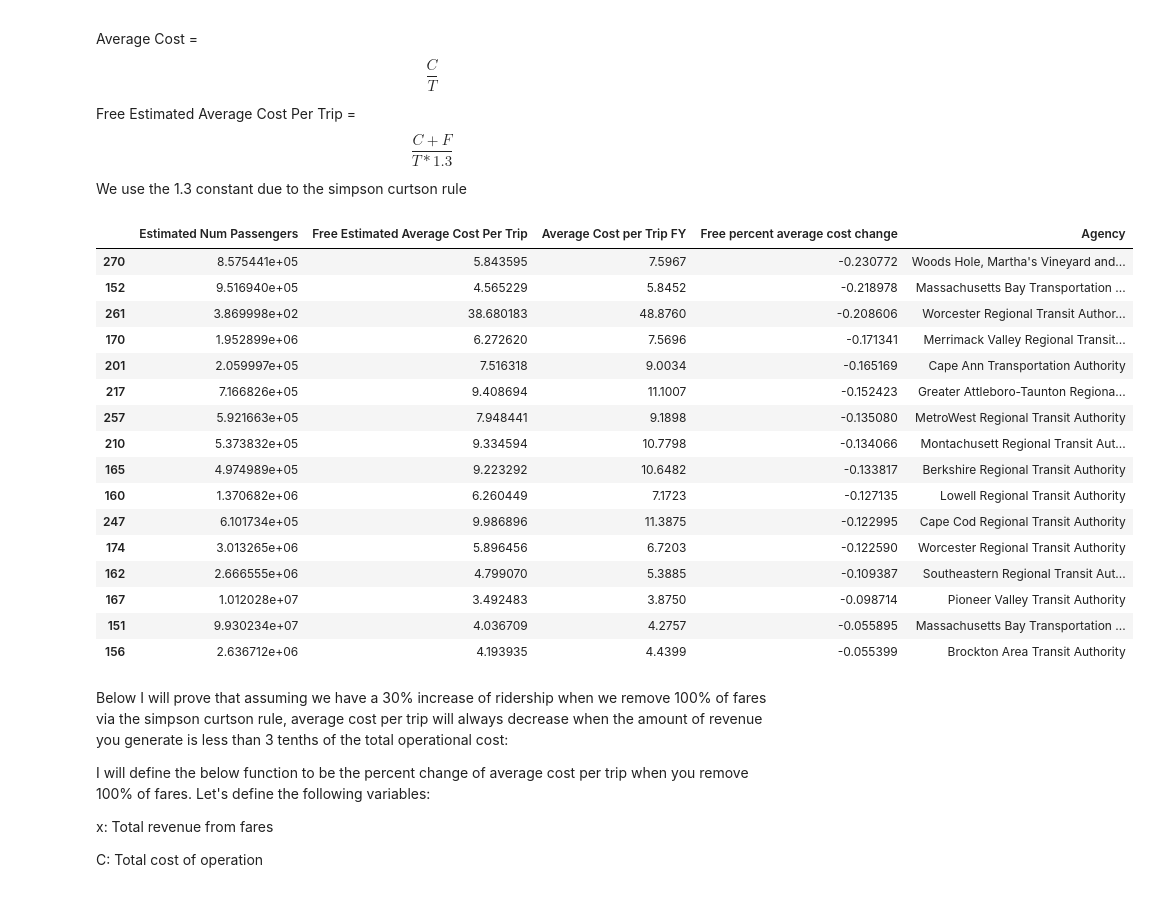
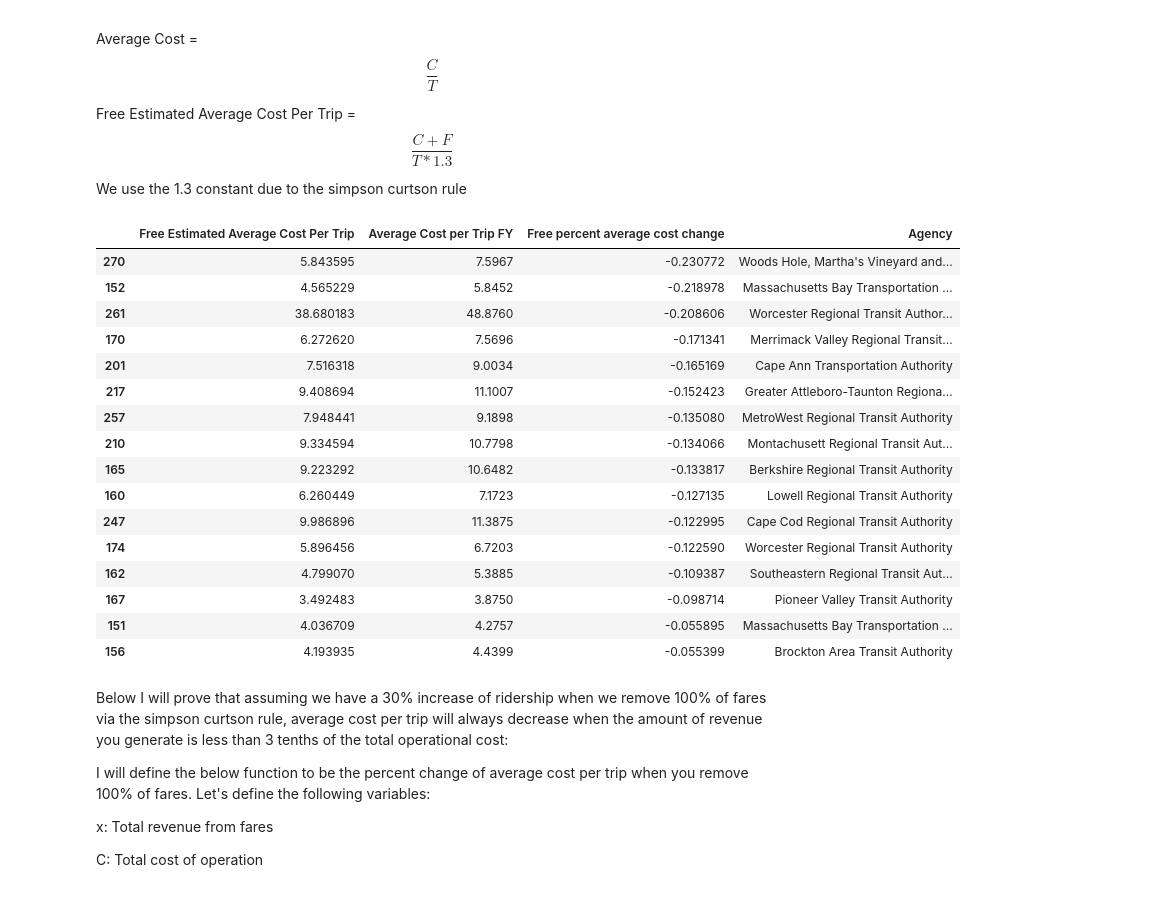
Before and after one commit to cumason123/transit-equity, a Jupyter notebook: src/rta_aggregation.ipynb, the cells around one changed output. Drawn from its saved outputs; the diff is of its cells as text; code cells hidden in the pictures.

```diff
--- a/src/rta_aggregation.ipynb
+++ b/src/rta_aggregation.ipynb
@@ -350,30 +350,29 @@ ridership_df['Free percent average cost change'] = \
     ridership_df['Average Cost per Trip FY']
 # %%
 display(ridership_df[[
-    'Estimated Num Passengers',
     'Free Estimated Average Cost Per Trip',
     'Average Cost per Trip FY',
     'Free percent average cost change',
     'Agency'
 ]].sort_values('Free percent average cost change').dropna())
 # %% [output]
-|  | Estimated Num Passengers | Free Estimated Average Cost Per Trip | Average Cost per Trip FY | Free percent average cost change | Agency |
-| 270 | 8.575441e+05 | 5.843595 | 7.5967 | -0.230772 | Woods Hole, Martha's Vineyard and... |
-| 152 | 9.516940e+05 | 4.565229 | 5.8452 | -0.218978 | Massachusetts Bay Transportation ... |
-| 261 | 3.869998e+02 | 38.680183 | 48.8760 | -0.208606 | Worcester Regional Transit Author... |
-| 170 | 1.952899e+06 | 6.272620 | 7.5696 | -0.171341 | Merrimack Valley Regional Transit... |
-| 201 | 2.059997e+05 | 7.516318 | 9.0034 | -0.165169 | Cape Ann Transportation Authority |
-| 217 | 7.166826e+05 | 9.408694 | 11.1007 | -0.152423 | Greater Attleboro-Taunton Regiona... |
-| 257 | 5.921663e+05 | 7.948441 | 9.1898 | -0.135080 | MetroWest Regional Transit Authority |
-| 210 | 5.373832e+05 | 9.334594 | 10.7798 | -0.134066 | Montachusett Regional Transit Aut... |
-| 165 | 4.974989e+05 | 9.223292 | 10.6482 | -0.133817 | Berkshire Regional Transit Authority |
-| 160 | 1.370682e+06 | 6.260449 | 7.1723 | -0.127135 | Lowell Regional Transit Authority |
-| 247 | 6.101734e+05 | 9.986896 | 11.3875 | -0.122995 | Cape Cod Regional Transit Authority |
-| 174 | 3.013265e+06 | 5.896456 | 6.7203 | -0.122590 | Worcester Regional Transit Authority |
-| 162 | 2.666555e+06 | 4.799070 | 5.3885 | -0.109387 | Southeastern Regional Transit Aut... |
-| 167 | 1.012028e+07 | 3.492483 | 3.8750 | -0.098714 | Pioneer Valley Transit Authority |
-| 151 | 9.930234e+07 | 4.036709 | 4.2757 | -0.055895 | Massachusetts Bay Transportation ... |
-| 156 | 2.636712e+06 | 4.193935 | 4.4399 | -0.055399 | Brockton Area Transit Authority |
+|  | Free Estimated Average Cost Per Trip | Average Cost per Trip FY | Free percent average cost change | Agency |
+| 270 | 5.843595 | 7.5967 | -0.230772 | Woods Hole, Martha's Vineyard and... |
+| 152 | 4.565229 | 5.8452 | -0.218978 | Massachusetts Bay Transportation ... |
+| 261 | 38.680183 | 48.8760 | -0.208606 | Worcester Regional Transit Author... |
+| 170 | 6.272620 | 7.5696 | -0.171341 | Merrimack Valley Regional Transit... |
+| 201 | 7.516318 | 9.0034 | -0.165169 | Cape Ann Transportation Authority |
+| 217 | 9.408694 | 11.1007 | -0.152423 | Greater Attleboro-Taunton Regiona... |
+| 257 | 7.948441 | 9.1898 | -0.135080 | MetroWest Regional Transit Authority |
+| 210 | 9.334594 | 10.7798 | -0.134066 | Montachusett Regional Transit Aut... |
+| 165 | 9.223292 | 10.6482 | -0.133817 | Berkshire Regional Transit Authority |
+| 160 | 6.260449 | 7.1723 | -0.127135 | Lowell Regional Transit Authority |
+| 247 | 9.986896 | 11.3875 | -0.122995 | Cape Cod Regional Transit Authority |
+| 174 | 5.896456 | 6.7203 | -0.122590 | Worcester Regional Transit Authority |
+| 162 | 4.799070 | 5.3885 | -0.109387 | Southeastern Regional Transit Aut... |
+| 167 | 3.492483 | 3.8750 | -0.098714 | Pioneer Valley Transit Authority |
+| 151 | 4.036709 | 4.2757 | -0.055895 | Massachusetts Bay Transportation ... |
+| 156 | 4.193935 | 4.4399 | -0.055399 | Brockton Area Transit Authority |
 # %% [markdown]
 Below I will prove that assuming we have a 30% increase of ridership when we remove 100% of fares via the simpson curtson rule, average cost per trip will always decrease when the amount of revenue you generate is less than 3 tenths of the total operational cost:
 
```
Also changed, not shown: parts of 3 cells of this notebook.
